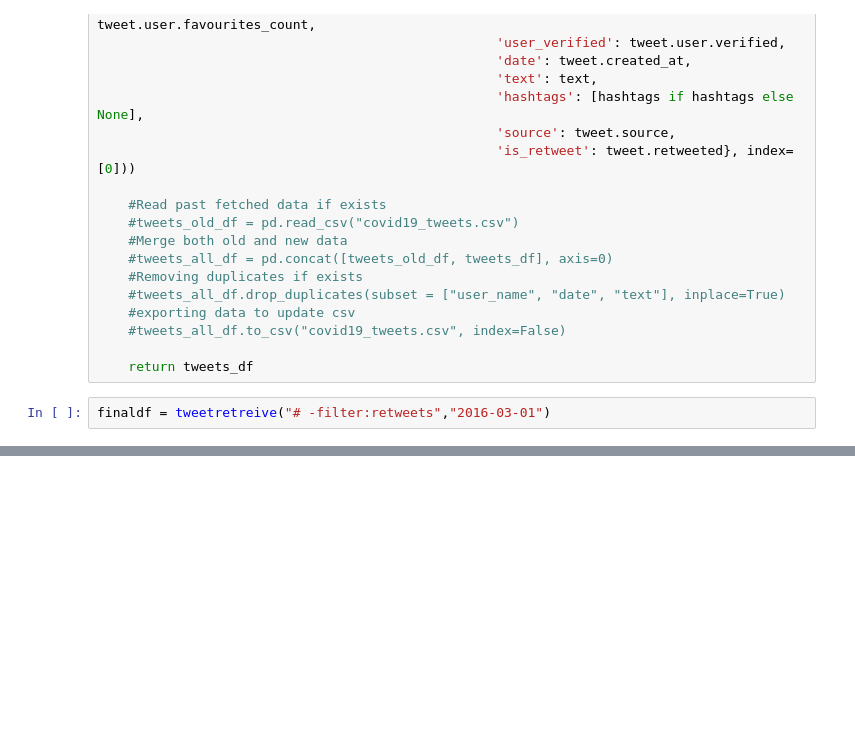
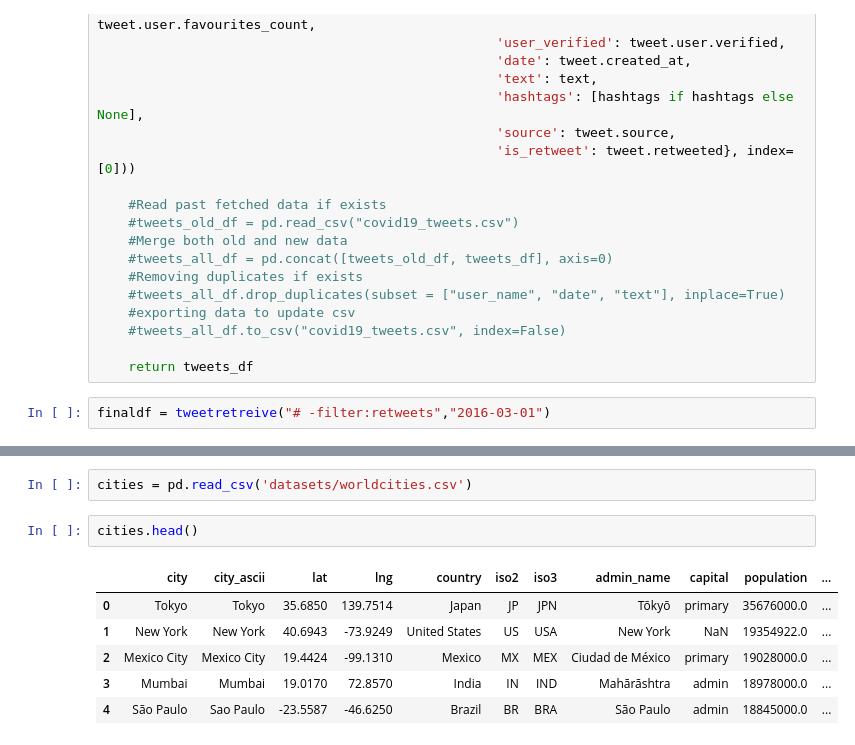
Before and after one commit to encrebidle/TweetMapper, a Jupyter notebook: ETL_tweet_data.ipynb, the cells around one changed output, grey strips where cells are left out. Drawn from its saved outputs; the diff is of its cells as text; blank space fills up the shorter version.

```diff
--- a/ETL_tweet_data.ipynb
+++ b/ETL_tweet_data.ipynb
@@ -172,0 +182,11 @@ tweets = pd.read_csv('../input/covid19-tweets/.csv')
+# %%
+cities = pd.read_csv('datasets/worldcities.csv')
+# %%
+cities.head()
+# %% [output]
+|  | city | city_ascii | lat | lng | country | iso2 | iso3 | admin_name | capital | population | ... |
+| 0 | Tokyo | Tokyo | 35.6850 | 139.7514 | Japan | JP | JPN | Tōkyō | primary | 35676000.0 | ... |
+| 1 | New York | New York | 40.6943 | -73.9249 | United States | US | USA | New York | NaN | 19354922.0 | ... |
+| 2 | Mexico City | Mexico City | 19.4424 | -99.1310 | Mexico | MX | MEX | Ciudad de México | primary | 19028000.0 | ... |
+| 3 | Mumbai | Mumbai | 19.0170 | 72.8570 | India | IN | IND | Mahārāshtra | admin | 18978000.0 | ... |
+| 4 | São Paulo | Sao Paulo | -23.5587 | -46.6250 | Brazil | BR | BRA | São Paulo | admin | 18845000.0 | ... |
```
Also changed, not shown: parts of 2 cells of this notebook, 5 other files.
